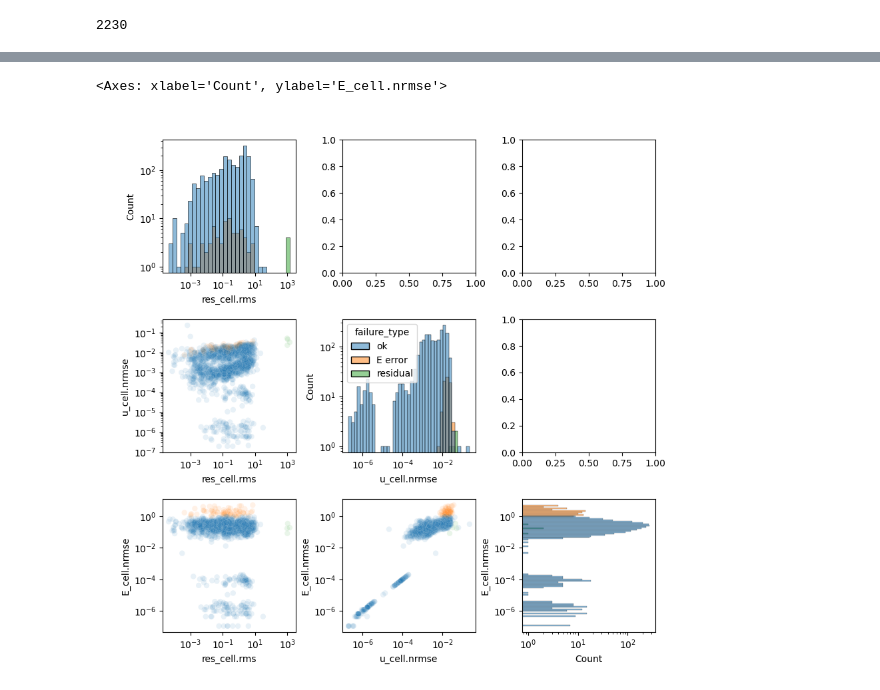
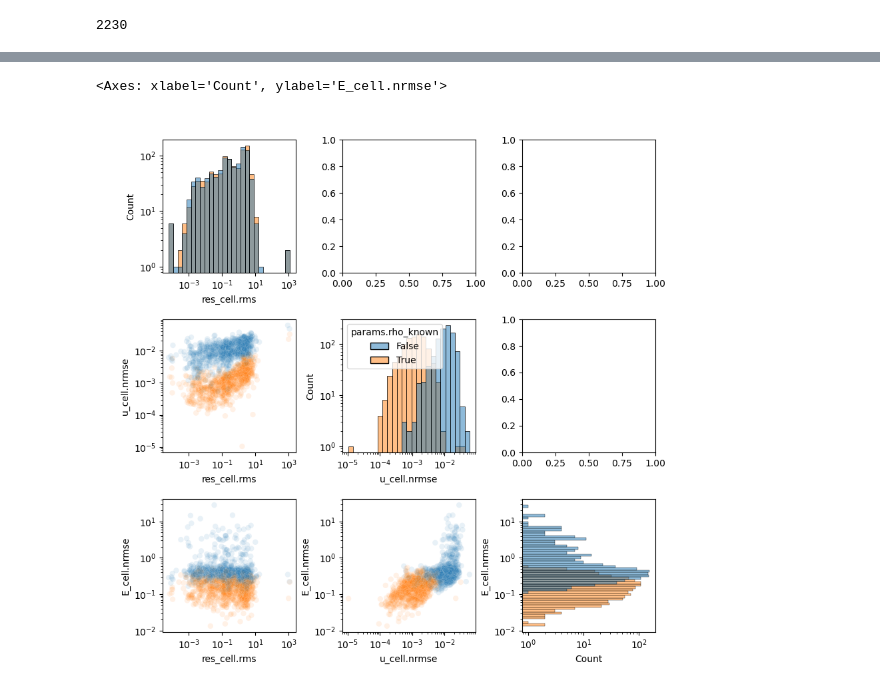
Before and after one commit to mattragoza/lung-project, a Jupyter notebook: notebooks/shapenet/21-optimize-experiment.ipynb, the cells around one changed output, grey strips where cells are left out. Saved outputs shown, nothing was run; the diff lists cells and outputs as text; code cells hidden in the pictures.

```diff
--- a/notebooks/shapenet/21-optimize-experiment.ipynb
+++ b/notebooks/shapenet/21-optimize-experiment.ipynb
@@ -263,3 +272,3 @@ array(['v020'], dtype=object)
 # %%
-#jobs.loc[:, 'job_id'] = pd.NA
-#jobs = ps.submit(jobs)
+jobs = ps.submit(jobs)
+jobs
@@ -335,0 +331,3 @@ Job 35ba3d1b38d48083: file not found
+# %%
+good_subjects = set(pd.read_csv(csv_path).subject)
+len(good_subjects)
@@ -362,7 +362,7 @@ Ecorr_isna             0
 dtype: int64
 # %%
 # count missing values and group by sets of missing columns
-
+ex_df['subj_ok'] = ex_df.subject.isin(good_subjects)
 ex_df['has_na'] = ex_df.isna().any(axis=1)
 
 ex_df['u_norm_isna'] = ex_df['u_cell.rms'].isna()
@@ -376,6 +376,7 @@ ex_df['rho_norm_isna'] = ex_df['rho_cell.rms'].isna()
 ex_df['rho_corr_isna'] = ex_df['rho_cell.pcorr'].isna()
 
 ex_df.groupby([
+    'subj_ok',
     'has_na',
     'E_norm_isna',
     'E_srmse_isna',
@@ -445,8 +395,6 @@ single_mat
 # %%
-single_mat_subjects = set(single_mat['subject'])
-ex_df['single_mat'] = ex_df['subject'].isin(single_mat_subjects)
-
 ex_df[ex_df['params.rho_known']].groupby([
+    'subj_ok',
     'has_na',
     'E_norm_isna',
     'E_srmse_isna',
@@ -454,7 +402,6 @@ ex_df[ex_df['params.rho_known']].groupby([
     #'rho_norm_isna',
     #'rho_corr_isna',
     'u_norm_isna',
-    'u_corr_isna',
-    'single_mat'
+    'u_corr_isna'
 ]).count()
 # %% [output]
@@ -586,39 +441,42 @@ residual       4
 Name: count, dtype: int64
 # %%
 fig, axes = mpl_viz.subplot_grid(3, 3, ax_height=2, ax_width=2, padding=(1.0, 0.4, 0.6, 0.4), spacing=0.7) # lrbt
+
+df = ex_df[ex_df.subj_ok]
+hue = 'params.rho_known'
 
 ax = axes[0,0]
 ax.set_xscale('log', base=10)
 ax.set_yscale('log', base=10)
-sns.histplot(ex_df, x='res_cell.rms', hue='failure_type', legend=False, ax=ax)
+sns.histplot(df, x='res_cell.rms', hue=hue, legend=False, ax=ax)
 
 ax = axes[1,0]
 ax.set_xscale('log', base=10)
 ax.set_yscale('log', base=10)
-sns.scatterplot(ex_df, x='res_cell.rms', y='u_cell.nrmse', hue='failure_type', legend=False, ax=ax, alpha=0.1)
+sns.scatterplot(df, x='res_cell.rms', y='u_cell.nrmse', hue=hue, legend=False, ax=ax, alpha=0.1)
 
 ax = axes[2,0]
 ax.set_xscale('log', base=10)
 ax.set_yscale('log', base=10)
-sns.scatterplot(ex_df, x='res_cell.rms', y='E_cell.nrmse', hue='failure_type', legend=False, ax=ax, alpha=0.1)
+sns.scatterplot(df, x='res_cell.rms', y='E_cell.nrmse', hue=hue, legend=False, ax=ax, alpha=0.1)
 
 ax = axes[1,1]
 ax.set_xscale('log', base=10)
 ax.set_yscale('log', base=10)
-sns.histplot(ex_df, x='u_cell.nrmse', hue='failure_type', legend=True, ax=ax)
+sns.histplot(df, x='u_cell.nrmse', hue=hue, legend=True, ax=ax)
 
 ax = axes[2,1]
 ax.set_xscale('log', base=10)
 ax.set_yscale('log', base=10)
-sns.scatterplot(ex_df, x='u_cell.nrmse', y='E_cell.nrmse', hue='material', legend=False, ax=ax, alpha=0.1)
+sns.scatterplot(df, x='u_cell.nrmse', y='E_cell.nrmse', hue=hue, legend=False, ax=ax, alpha=0.1)
 
 ax = axes[2,2]
 ax.set_xscale('log', base=10)
 ax.set_yscale('log', base=10)
-sns.histplot(ex_df, y='E_cell.nrmse', hue='failure_type', legend=False, ax=ax)
+sns.histplot(df, y='E_cell.nrmse', hue=hue, legend=False, ax=ax)
 # %% [output]
 <Axes: xlabel='Count', ylabel='E_cell.nrmse'>
-[figure, old version]
+[figure, new version]
 # %%
 ex_df.groupby(['params.rho_known'])[['res_cell.rms', 'u_cell.nrmse', 'E_cell.nrmse']].describe()
 # %% [output]
```
Also changed, not shown: parts of 35 cells of this notebook, 2 other files.
